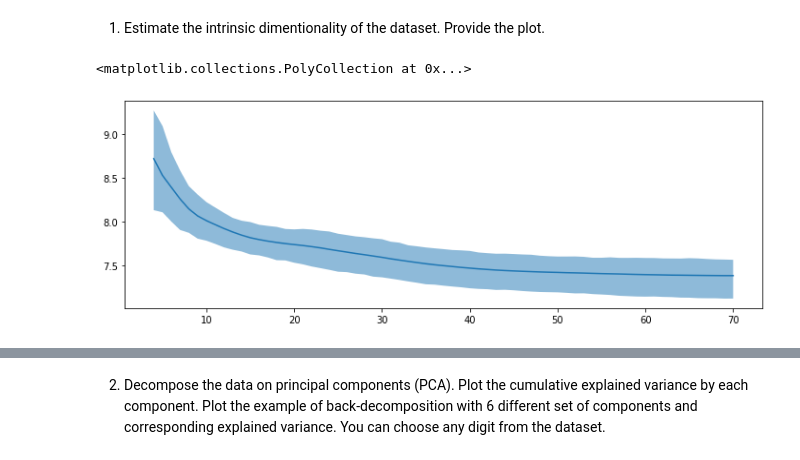
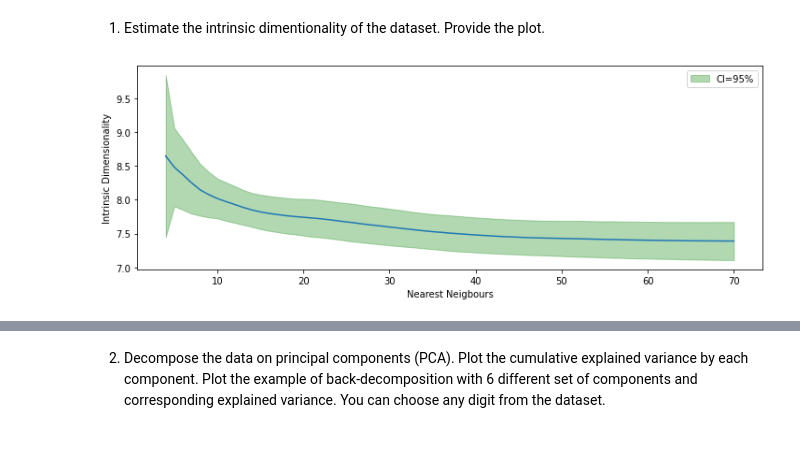
Before and after one commit to BobrG/sk-machine-learning-2022, a Jupyter notebook: problem_set_3.ipynb, the cells around one changed output, grey strips where cells are left out. Drawn from its saved outputs; the diff is of its cells as text; code cells hidden in the pictures.

```diff
--- a/problem_set_3.ipynb
+++ b/problem_set_3.ipynb
@@ -209,35 +208,46 @@ def repeated(func, X, nb_iter=100, random_state=None, verbose=0, mode='bootstrap
             Xr = X[rng.randint(0, nb_examples, size=nb_examples)]
         elif mode == 'shuffle':
             ind = np.arange(nb_examples)
             rng.shuffle(ind)
             Xr = X[ind]
         elif mode == 'same':
             Xr = X
         else:
             raise ValueError('unknown mode : {}'.format(mode))
         results.append(func(Xr, **func_kw))
     return results
 
 k1 = 4 # start of interval(included)
 k2 = 70 # end of interval(included)
 intdim_k_repeated = repeated(intrinsic_dim_scale_interval,
                              data,
                              mode='bootstrap',
                              nb_iter=200, # nb_iter for bootstrapping
                              verbose=1,
+                             random_state=42,
                              k1=k1, k2=k2)
 intdim_k_repeated = np.array(intdim_k_repeated)
 
 plt.figure(figsize=(12, 4))
 interval = np.arange(k1, k2+1)
 k_mean = intdim_k_repeated.mean(0)
-k_max = np.quantile(intdim_k_repeated, .95, axis=0)
-k_min = np.quantile(intdim_k_repeated, .05, axis=0)
+# k_max = np.quantile(intdim_k_repeated, .95, axis=0)
+# k_min = np.quantile(intdim_k_repeated, .05, axis=0)
 plt.plot(interval, k_mean)
-plt.fill_between(interval, k_min, k_max, alpha=0.5)
+plt.fill_between(interval,
+                 np.mean(intdim_k_repeated, axis=0) -
+                 2 * np.std(intdim_k_repeated, axis=0),
+                 np.mean(intdim_k_repeated, axis=0) +
+                 2 * np.std(intdim_k_repeated, axis=0),
+                 alpha=0.3,
+                 label='CI=95%',
+                 color='g')
 
+plt.xlabel('Nearest Neigbours')
+plt.ylabel('Intrinsic Dimensionality')
+plt.legend()
+plt.show()
 
 ### END SOLUTION (do not delete this comment!)
 # %% [output]
-<matplotlib.collections.PolyCollection at 0x...>
-[figure, old version]
+[figure, new version]
```
Also changed, not shown: parts of 24 cells of this notebook.
